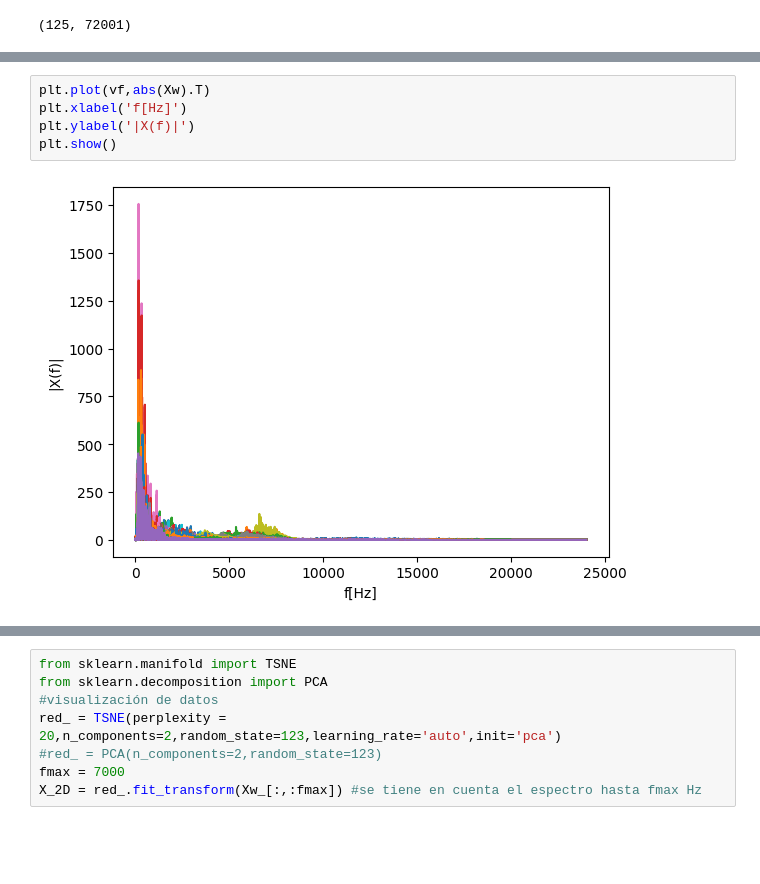
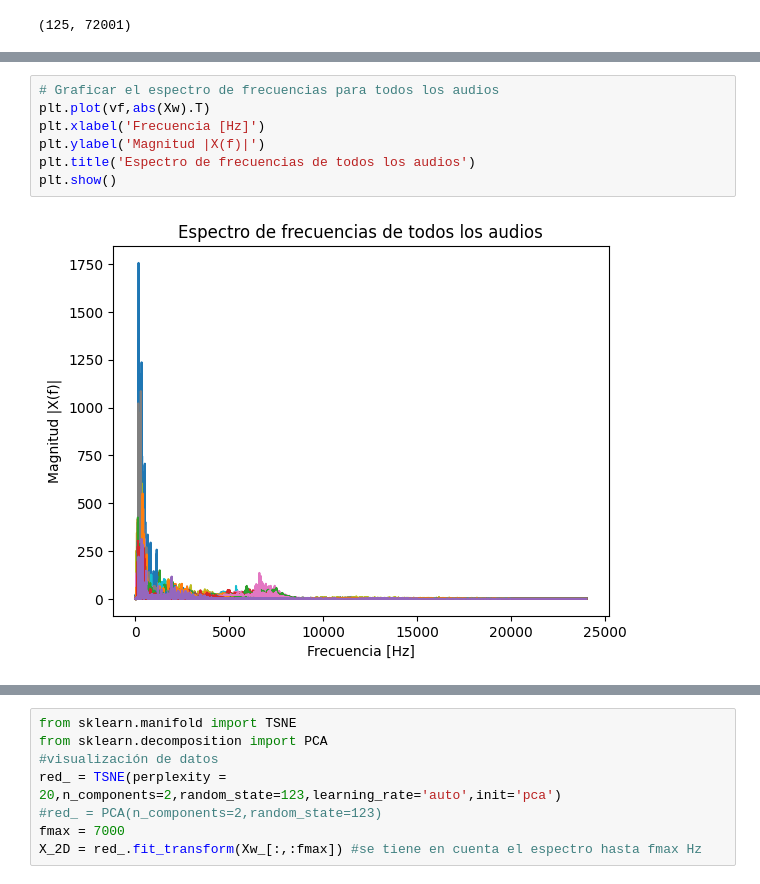
Before and after one commit to JParraArias/SignalsAndSystems2024-2, a Jupyter notebook: Audio_detector_Parcial 2.ipynb, the cells around one changed output, grey strips where cells are left out. Cells and saved outputs as stored; diff of their text form; blank space fills up the shorter version.

```diff
--- a/Audio_detector_Parcial 2.ipynb
+++ b/Audio_detector_Parcial 2.ipynb
@@ -259,10 +281,12 @@ plt.show()
 # %%
+# Graficar el espectro de frecuencias para todos los audios
 plt.plot(vf,abs(Xw).T)
-plt.xlabel('f[Hz]')
-plt.ylabel('|X(f)|')
+plt.xlabel('Frecuencia [Hz]')
+plt.ylabel('Magnitud |X(f)|')
+plt.title('Espectro de frecuencias de todos los audios')
 plt.show()
 # %% [output]
-[figure, old version]
+[figure, new version]
 # %%
 #se normalizan espectros entre 0 y 1 para evitar inconsistencias por ampliltudes máximas
 from sklearn.preprocessing import MinMaxScaler
```
Also changed, not shown: parts of 17 cells of this notebook.
